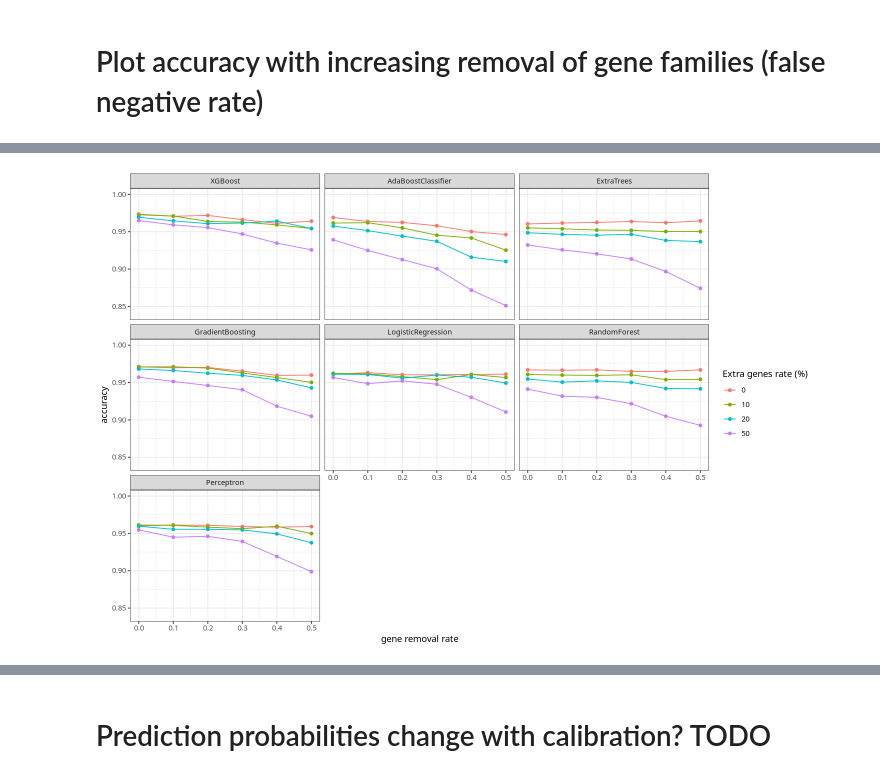
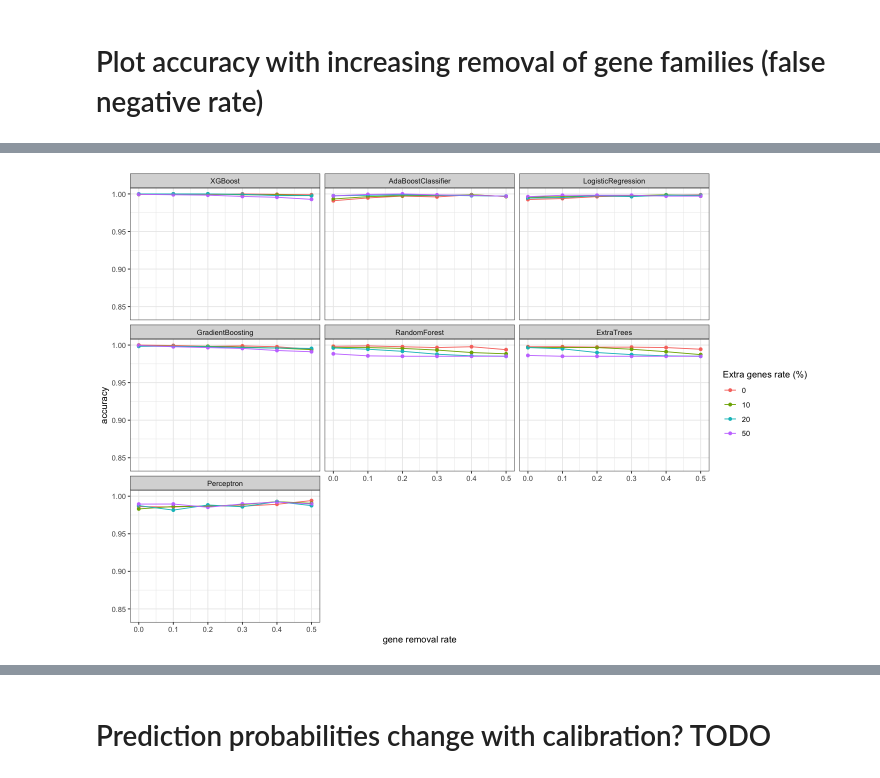
Before and after one commit to wwood/bacterial_dating_aerobic_predictor, a Jupyter notebook: 12_inspect_cross_validation.ipynb, the cells around one changed output, grey strips where cells are left out. Drawn from its saved outputs; the diff is of its cells as text; code cells hidden in the pictures.

```diff
--- a/12_inspect_cross_validation.ipynb
+++ b/12_inspect_cross_validation.ipynb
@@ -127,5 +119,5 @@ accuracies[, predictor := factor(predictor, levels=overall_accuracies$predictor)
 # %%
 options(repr.plot.width=12, repr.plot.height=8)
 
-qplot(data=accuracies[dataset=='2=anaerobe_vs_aerobe'][grep('Isotonic',predictor,invert=T)][grep('Sigmoid',predictor,invert=T)][grep('GaussianNB',predictor,invert=T)][false_positive_rate %in% c(0,0.1,0.2,0.5)], false_negative_rate, accuracy, ylim=c(0.84,1), xlab='gene removal rate', colour=factor(false_positive_rate*100))+geom_line()+facet_wrap(~predictor)+labs(colour='Extra genes rate (%)')
+qplot(data=accuracies[dataset=='1=temperature-prediction'][grep('Isotonic',predictor,invert=T)][grep('Sigmoid',predictor,invert=T)][grep('GaussianNB',predictor,invert=T)][false_positive_rate %in% c(0,0.1,0.2,0.5)], false_negative_rate, accuracy, ylim=c(0.84,1), xlab='gene removal rate', colour=factor(false_positive_rate*100))+geom_line()+facet_wrap(~predictor)+labs(colour='Extra genes rate (%)')
 # %% [output]
@@ -132,4 +126,4 @@ qplot(data=accuracies[dataset=='2=anaerobe_vs_aerobe'][grep('Isotonic',predictor
-[figure, old version]
+[figure, new version]
 # %%
 options(repr.plot.width=12, repr.plot.height=8)
 
```
Also changed, not shown: parts of 20 cells of this notebook, 16 other files.
